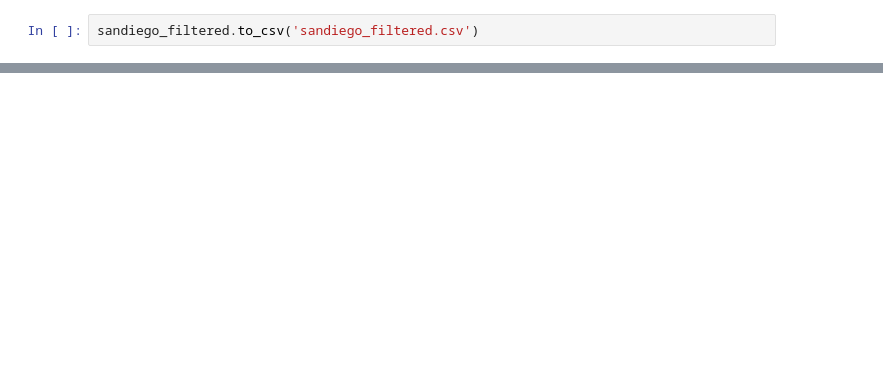
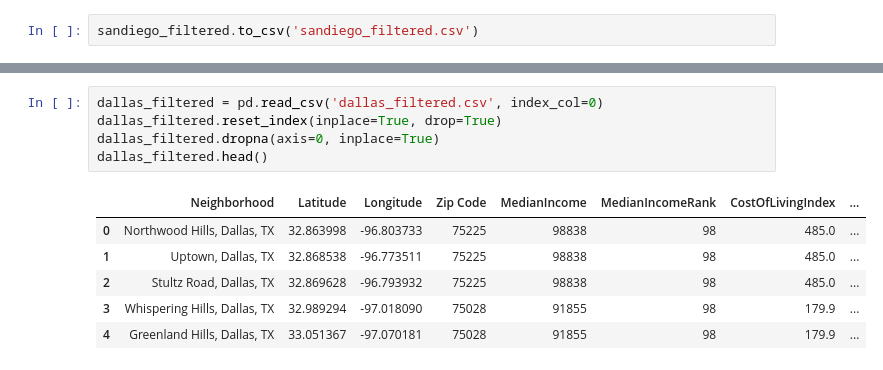
Before and after one commit to gtm1235/IBM_DS_Capstone, a Jupyter notebook: moving_challenge.ipynb, the cells around one changed output, grey strips where cells are left out. Cells and saved outputs as stored; diff of their text form; blank space fills up the shorter version.

```diff
--- a/moving_challenge.ipynb
+++ b/moving_challenge.ipynb
@@ -777,0 +818,12 @@ sandiego_filtered.to_csv('sandiego_filtered.csv')
+# %%
+dallas_filtered = pd.read_csv('dallas_filtered.csv', index_col=0)
+dallas_filtered.reset_index(inplace=True, drop=True)
+dallas_filtered.dropna(axis=0, inplace=True)
+dallas_filtered.head()
+# %% [output]
+|  | Neighborhood | Latitude | Longitude | Zip Code | MedianIncome | MedianIncomeRank | CostOfLivingIndex | ... |
+| 0 | Northwood Hills, Dallas, TX | 32.863998 | -96.803733 | 75225 | 98838 | 98 | 485.0 | ... |
+| 1 | Uptown, Dallas, TX | 32.868538 | -96.773511 | 75225 | 98838 | 98 | 485.0 | ... |
+| 2 | Stultz Road, Dallas, TX | 32.869628 | -96.793932 | 75225 | 98838 | 98 | 485.0 | ... |
+| 3 | Whispering Hills, Dallas, TX | 32.989294 | -97.018090 | 75028 | 91855 | 98 | 179.9 | ... |
+| 4 | Greenland Hills, Dallas, TX | 33.051367 | -97.070181 | 75028 | 91855 | 98 | 179.9 | ... |
```
Also changed, not shown: parts of 42 cells of this notebook.
